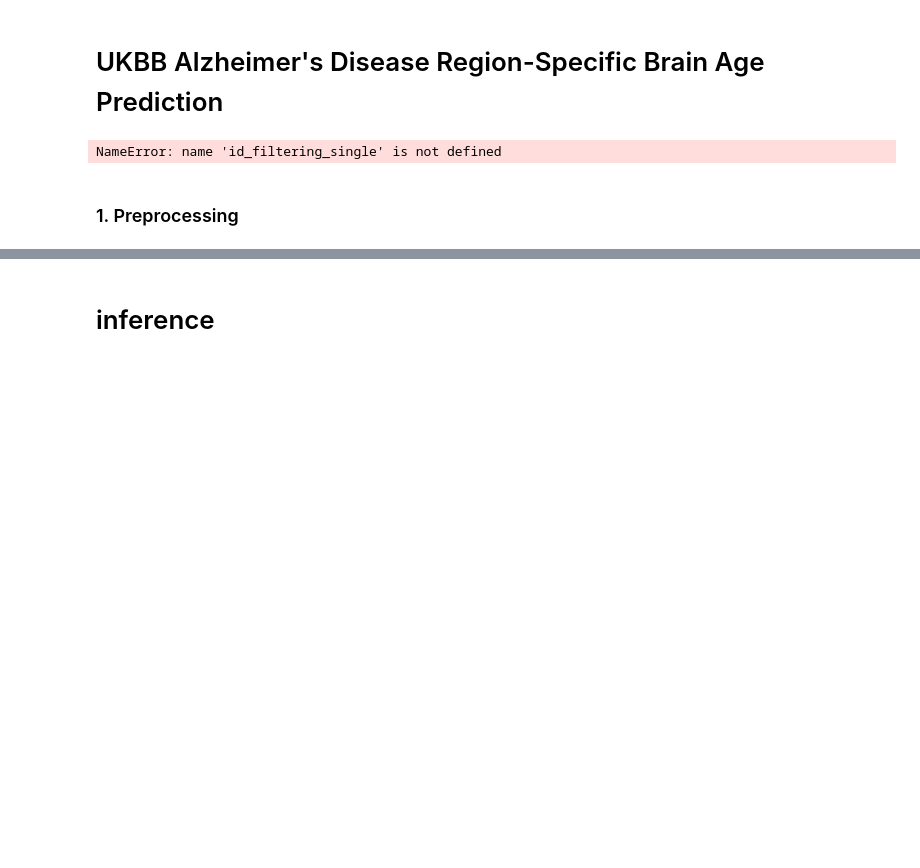
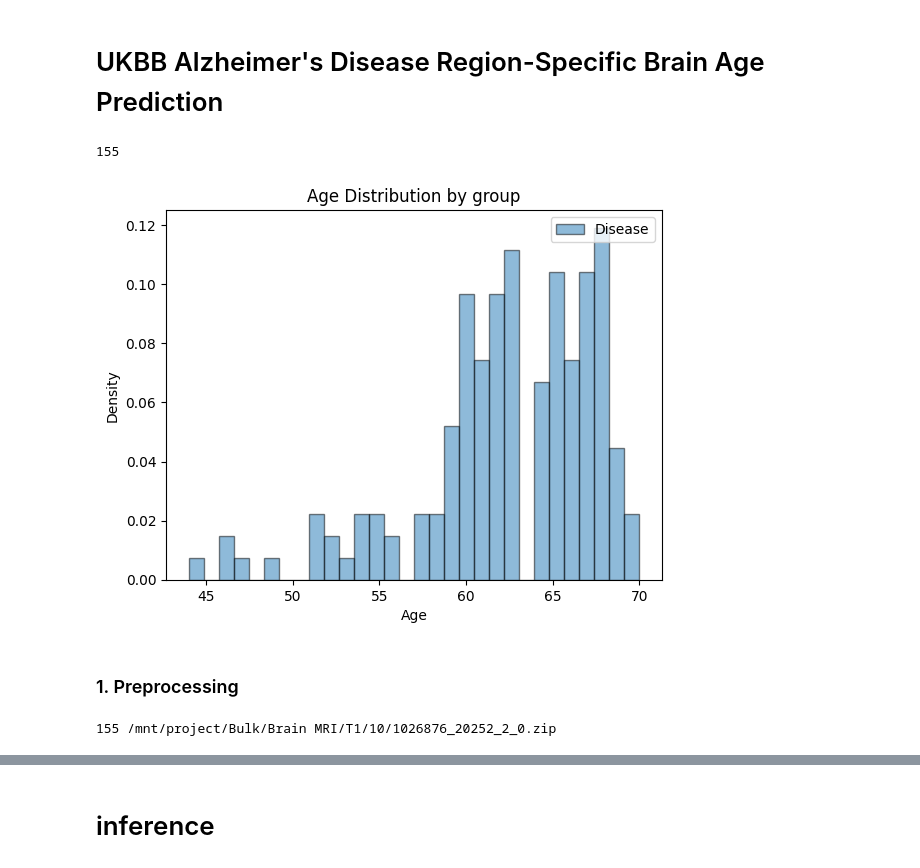
Before and after one commit to yein-hwang/Region-Wise-Brain-Age-Estimation, a Jupyter notebook: notebook/dna_nexus_infer.ipynb, the cells around one changed output, grey strips where cells are left out. Saved outputs shown, nothing was run; the diff lists cells and outputs as text; code cells hidden in the pictures; blank space fills up the shorter version.

```diff
--- a/notebook/dna_nexus_infer.ipynb
+++ b/notebook/dna_nexus_infer.ipynb
@@ -224,9 +538,11 @@ id_digestive = id_filtering_group(disease_group[1]) # 550: 탈장, 531: 식도
 # %% [markdown]
 # UKBB Alzheimer's Disease Region-Specific Brain Age Prediction
 # %%
-id_ad = id_filtering_single(0)
+id_ad = id_filtering_single(290)
 print(len(id_ad))
-age_dist_plot(None, id_ad['age'])
+ad_ages = mri_disease_df['age'][mri_disease_df.id.isin(id_ad)].tolist()
+age_dist_plot(None, ad_ages)
 # %% [output]
-NameError: name 'id_filtering_single' is not defined
+155
+[figure, added]
 # %%
@@ -290,0 +565,4 @@ for code in diseases:
+# %%
+print(len(ads), ads[0])
+# %% [output]
+155 /mnt/project/Bulk/Brain MRI/T1/10/1026876_20252_2_0.zip
```
Also changed, not shown: parts of 55 cells of this notebook, 3 other files.
